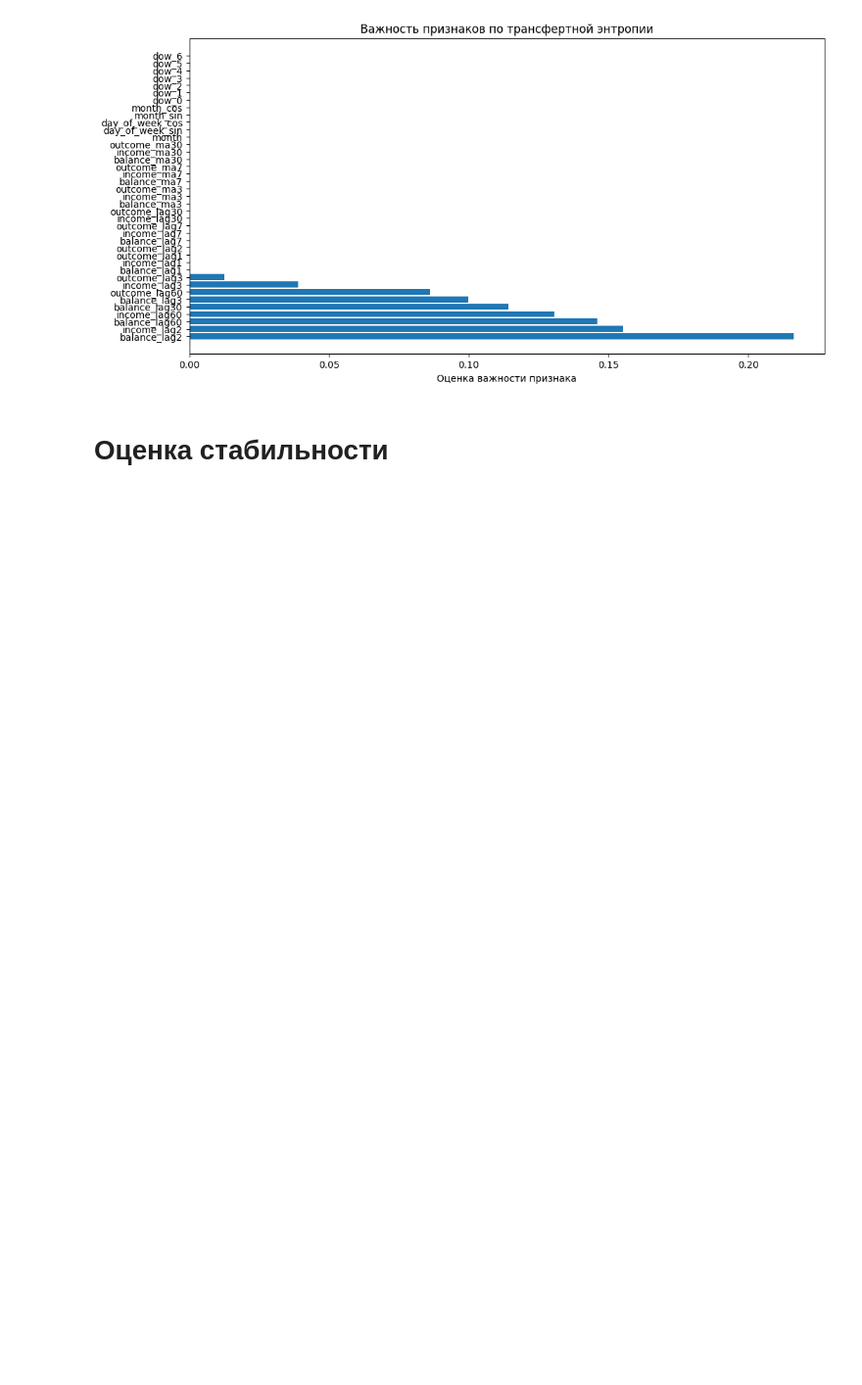
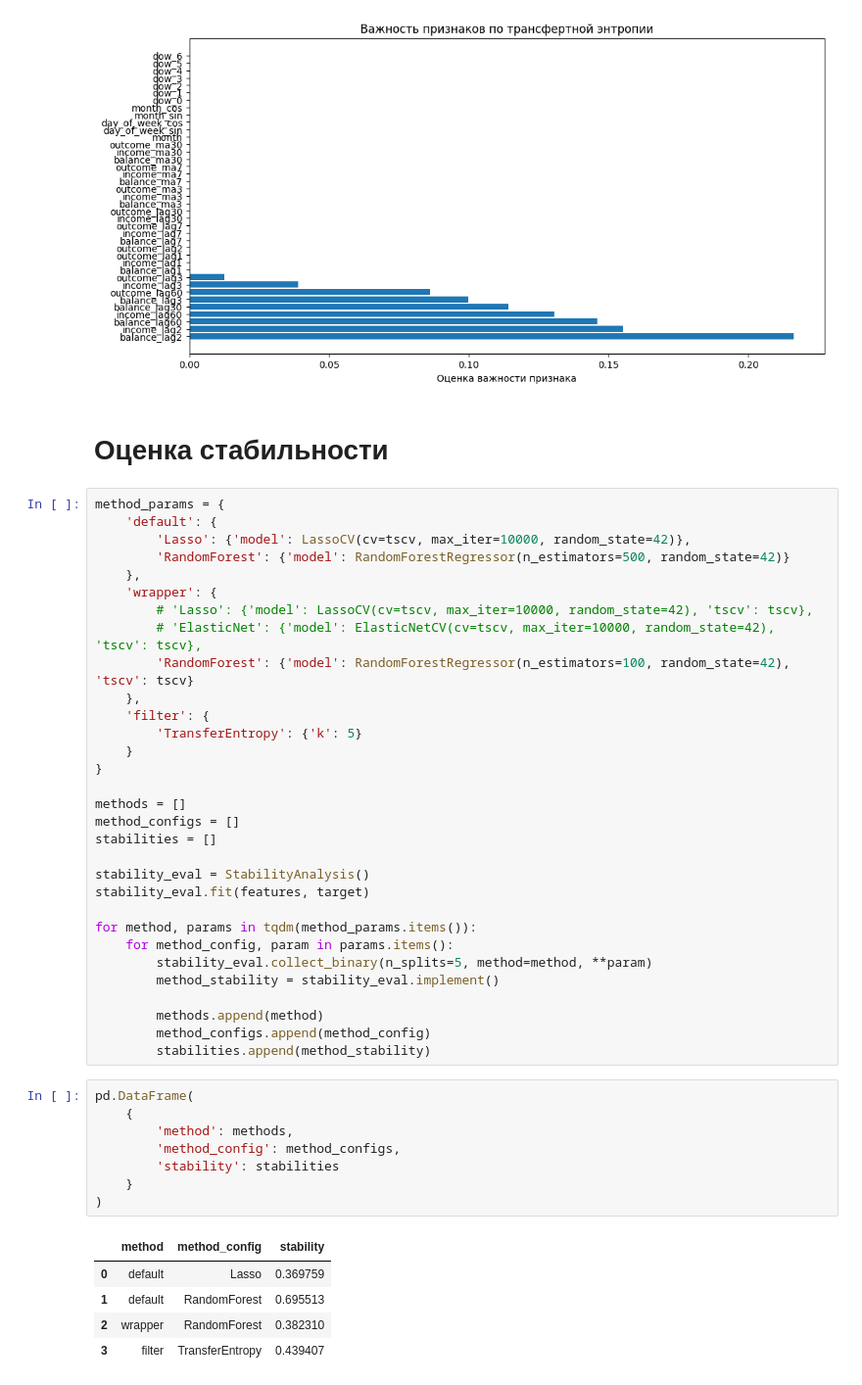
Before and after one commit to polyson28/TS_project, a Jupyter notebook: notebooks/feature_selection.ipynb, the cells around one changed output. Shown at 98% size. Drawn from its saved outputs; the diff is of its cells as text; blank space fills up the shorter version.

Commit message:
add stability to feature selection

```diff
--- a/notebooks/feature_selection.ipynb
+++ b/notebooks/feature_selection.ipynb
@@ -131,3 +129,48 @@ filter.vizualize('Важность признаков по трансфертн
 [figure]
 # %% [markdown]
 # Оценка стабильности
+# %%
+method_params = {
+    'default': {
+        'Lasso': {'model': LassoCV(cv=tscv, max_iter=10000, random_state=42)},
+        'RandomForest': {'model': RandomForestRegressor(n_estimators=500, random_state=42)}
+    },
+    'wrapper': {
+        # 'Lasso': {'model': LassoCV(cv=tscv, max_iter=10000, random_state=42), 'tscv': tscv},
+        # 'ElasticNet': {'model': ElasticNetCV(cv=tscv, max_iter=10000, random_state=42), 'tscv': tscv},
+        'RandomForest': {'model': RandomForestRegressor(n_estimators=100, random_state=42), 'tscv': tscv}
+    },
+    'filter': {
+        'TransferEntropy': {'k': 5}
+    }
+}
+
+methods = []
+method_configs = []
+stabilities = []
+
+stability_eval = StabilityAnalysis()
+stability_eval.fit(features, target)
+
+for method, params in tqdm(method_params.items()):
+    for method_config, param in params.items():
+        stability_eval.collect_binary(n_splits=5, method=method, **param)
+        method_stability = stability_eval.implement()
+
+        methods.append(method)
+        method_configs.append(method_config)
+        stabilities.append(method_stability)
+# %%
+pd.DataFrame(
+    {
+        'method': methods,
+        'method_config': method_configs,
+        'stability': stabilities
+    }
+)
+# %% [output]
+|  | method | method_config | stability |
+| 0 | default | Lasso | 0.369759 |
+| 1 | default | RandomForest | 0.695513 |
+| 2 | wrapper | RandomForest | 0.382310 |
+| 3 | filter | TransferEntropy | 0.439407 |
```
Also changed, not shown: parts of 3 cells of this notebook, 1 other file.
